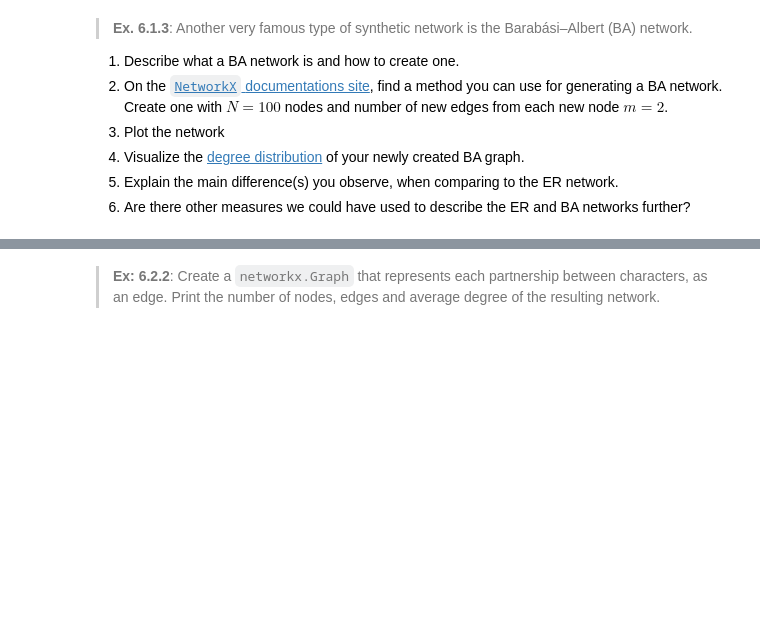
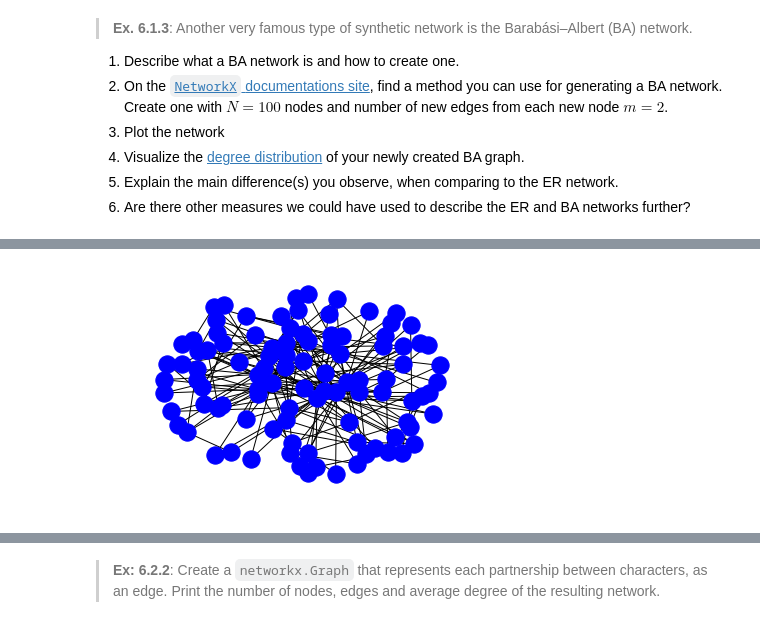
Before and after one commit to John-Lichtenauer/BigDataAsssignment, a Jupyter notebook: assignment2.ipynb, the cells around one changed output, grey strips where cells are left out. Drawn from its saved outputs; the diff is of its cells as text; code cells hidden in the pictures; blank space fills up the shorter version.

```diff
--- a/assignment2.ipynb
+++ b/assignment2.ipynb
@@ -48,0 +55,22 @@ An example of a real network with many connections is a social network, since pe
+# %%
+import networkx as nx
+import matplotlib.pyplot as plt
+import collections
+
+# 2. Generate a BA Network
+
+#BA network with 100 nodes where m = 2 (number of edges from each node)
+BAgraph = nx.barabasi_albert_graph(100, 2)
+
+# 3. Plot the Network
+
+pos = nx.spring_layout(BAgraph, k = 0.80)
+# k size increases distance between nodes for easier visualization
+
+nx.draw_networkx_nodes(BAgraph, pos, node_color = 'b')
+nx.draw_networkx_edges(BAgraph, pos)
+
+plt.axis('off')
+plt.show()
+# %% [output]
+[figure, added]
```
Also changed, not shown: parts of 4 cells of this notebook.
